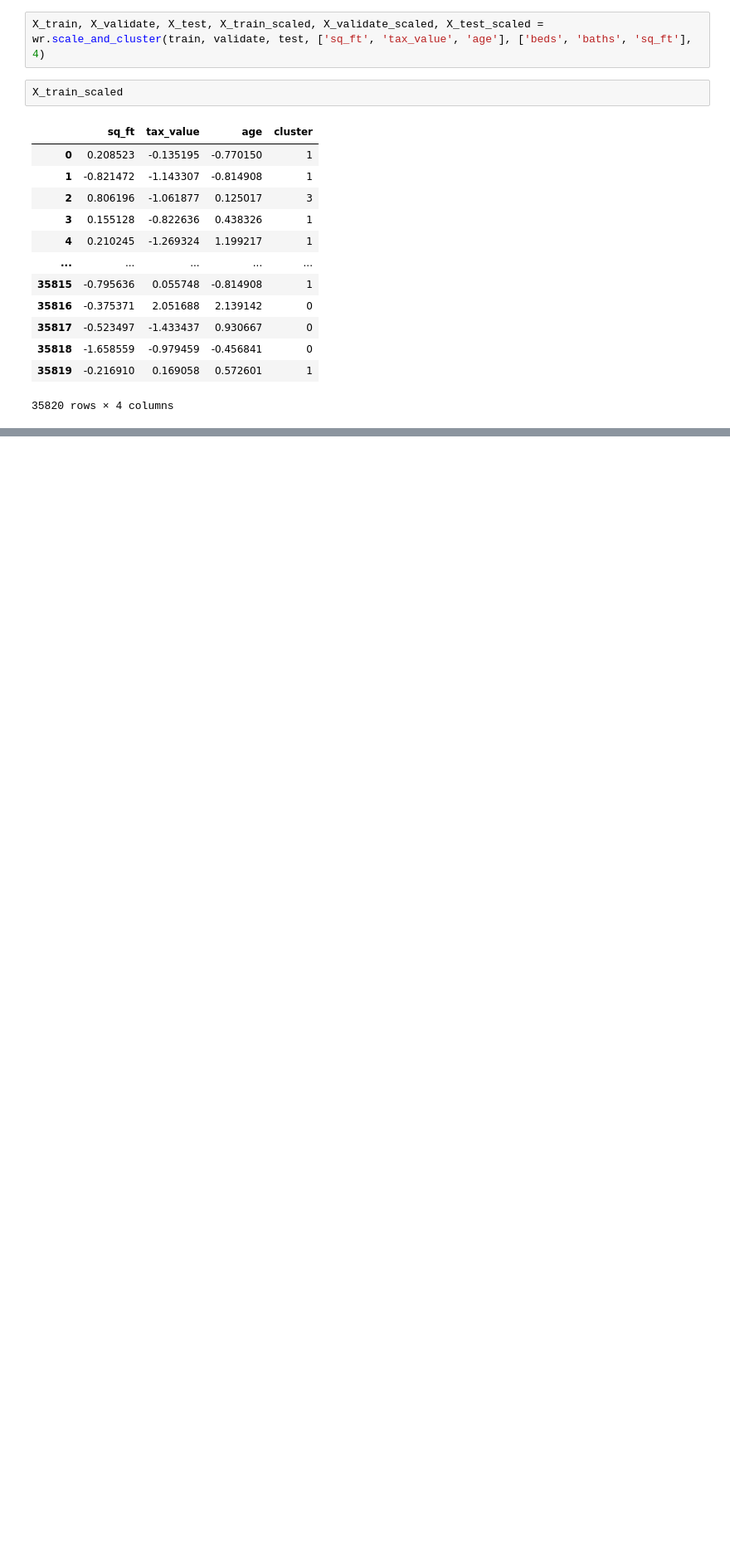
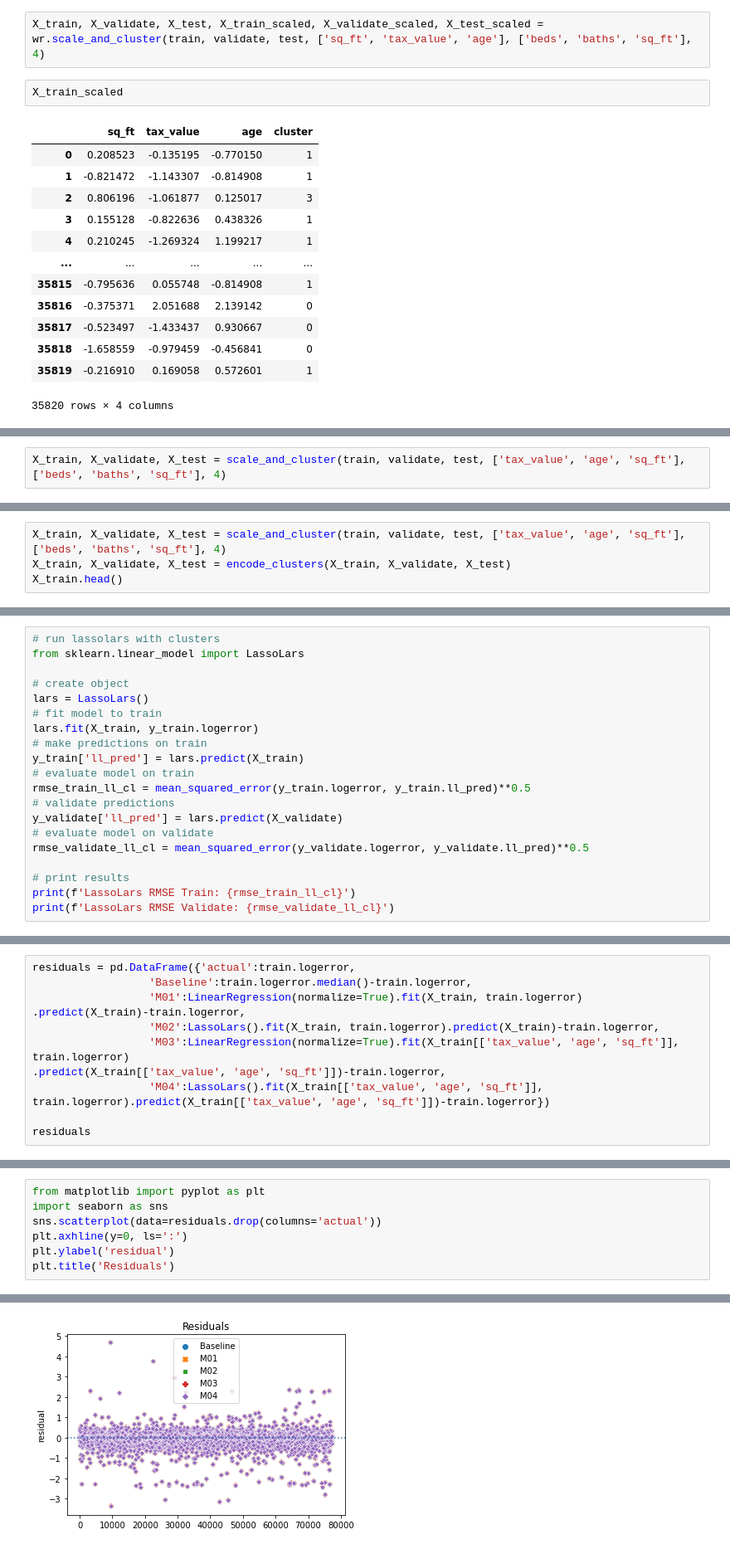
Before and after one commit to jones-stewart/zillow-clustering-project, a Jupyter notebook: 03_model_stewart.ipynb, the cells around one changed output, grey strips where cells are left out. Shown at 83% size. Saved outputs shown, nothing was run; the diff lists cells and outputs as text; blank space fills up the shorter version.

```diff
--- a/03_model_stewart.ipynb
+++ b/03_model_stewart.ipynb
@@ -216,0 +258,2 @@ X_train_scaled
+# %%
+X_train, X_validate, X_test = scale_and_cluster(train, validate, test, ['tax_value', 'age', 'sq_ft'], ['beds', 'baths', 'sq_ft'], 4)
@@ -216,0 +281,4 @@ X_train_scaled
+# %%
+X_train, X_validate, X_test = scale_and_cluster(train, validate, test, ['tax_value', 'age', 'sq_ft'], ['beds', 'baths', 'sq_ft'], 4)
+X_train, X_validate, X_test = encode_clusters(X_train, X_validate, X_test)
+X_train.head()
@@ -216,0 +418,20 @@ X_train_scaled
+# %%
+# run lassolars with clusters
+from sklearn.linear_model import LassoLars
+
+# create object
+lars = LassoLars()
+# fit model to train
+lars.fit(X_train, y_train.logerror)
+# make predictions on train
+y_train['ll_pred'] = lars.predict(X_train)
+# evaluate model on train
+rmse_train_ll_cl = mean_squared_error(y_train.logerror, y_train.ll_pred)**0.5
+# validate predictions
+y_validate['ll_pred'] = lars.predict(X_validate)
+# evaluate model on validate
+rmse_validate_ll_cl = mean_squared_error(y_validate.logerror, y_validate.ll_pred)**0.5
+
+# print results
+print(f'LassoLars RMSE Train: {rmse_train_ll_cl}')
+print(f'LassoLars RMSE Validate: {rmse_validate_ll_cl}')
@@ -216,0 +548,11 @@ X_train_scaled
+# %%
+residuals = pd.DataFrame({'actual':train.logerror,
+                  'Baseline':train.logerror.median()-train.logerror,
+                  'M01':LinearRegression(normalize=True).fit(X_train, train.logerror)
+.predict(X_train)-train.logerror,
+                  'M02':LassoLars().fit(X_train, train.logerror).predict(X_train)-train.logerror,
+                  'M03':LinearRegression(normalize=True).fit(X_train[['tax_value', 'age', 'sq_ft']], train.logerror)
+.predict(X_train[['tax_value', 'age', 'sq_ft']])-train.logerror,
+                  'M04':LassoLars().fit(X_train[['tax_value', 'age', 'sq_ft']], train.logerror).predict(X_train[['tax_value', 'age', 'sq_ft']])-train.logerror})
+
+residuals
@@ -216,0 +573,8 @@ X_train_scaled
+# %%
+from matplotlib import pyplot as plt
+import seaborn as sns
+sns.scatterplot(data=residuals.drop(columns='actual'))
+plt.axhline(y=0, ls=':')
+plt.ylabel('residual')
+plt.title('Residuals')
+# %% [output]
@@ -216,0 +582 @@ X_train_scaled
+[figure, added]
```
Also changed, not shown: parts of 22 cells of this notebook.
